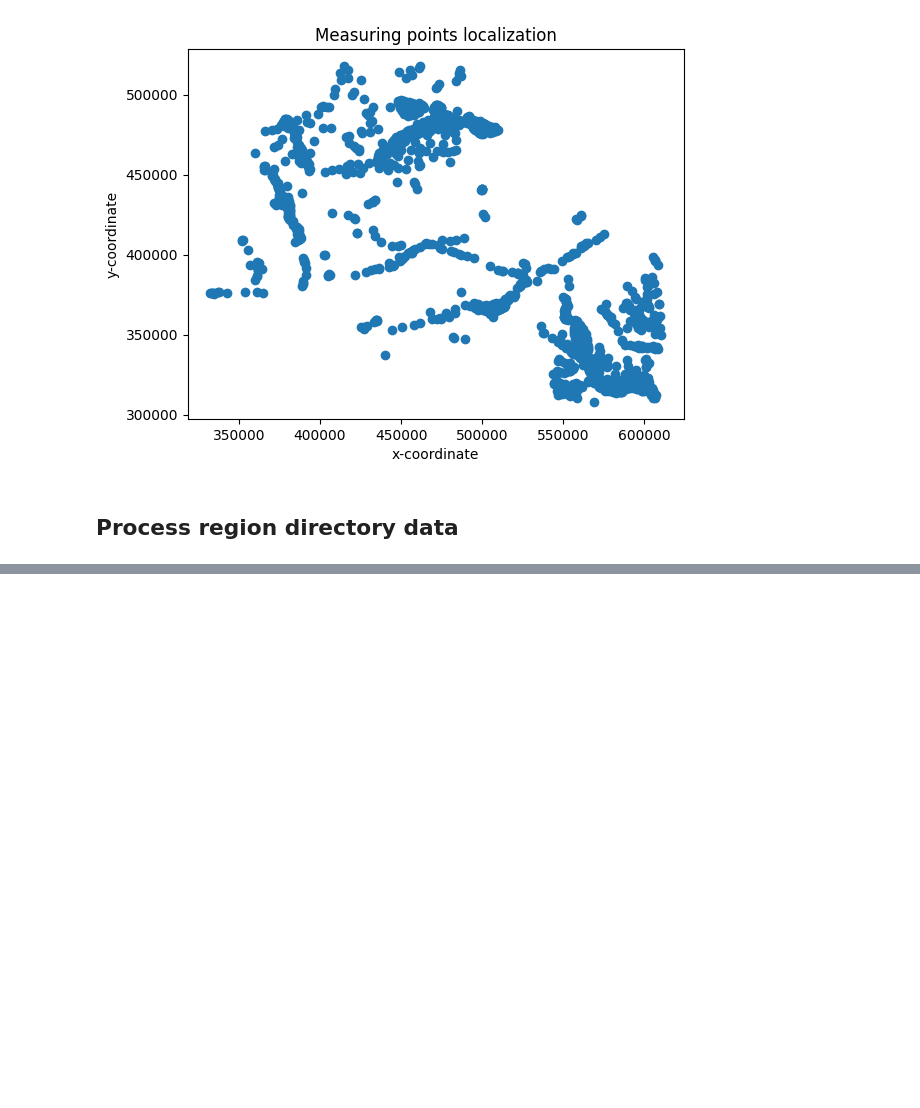
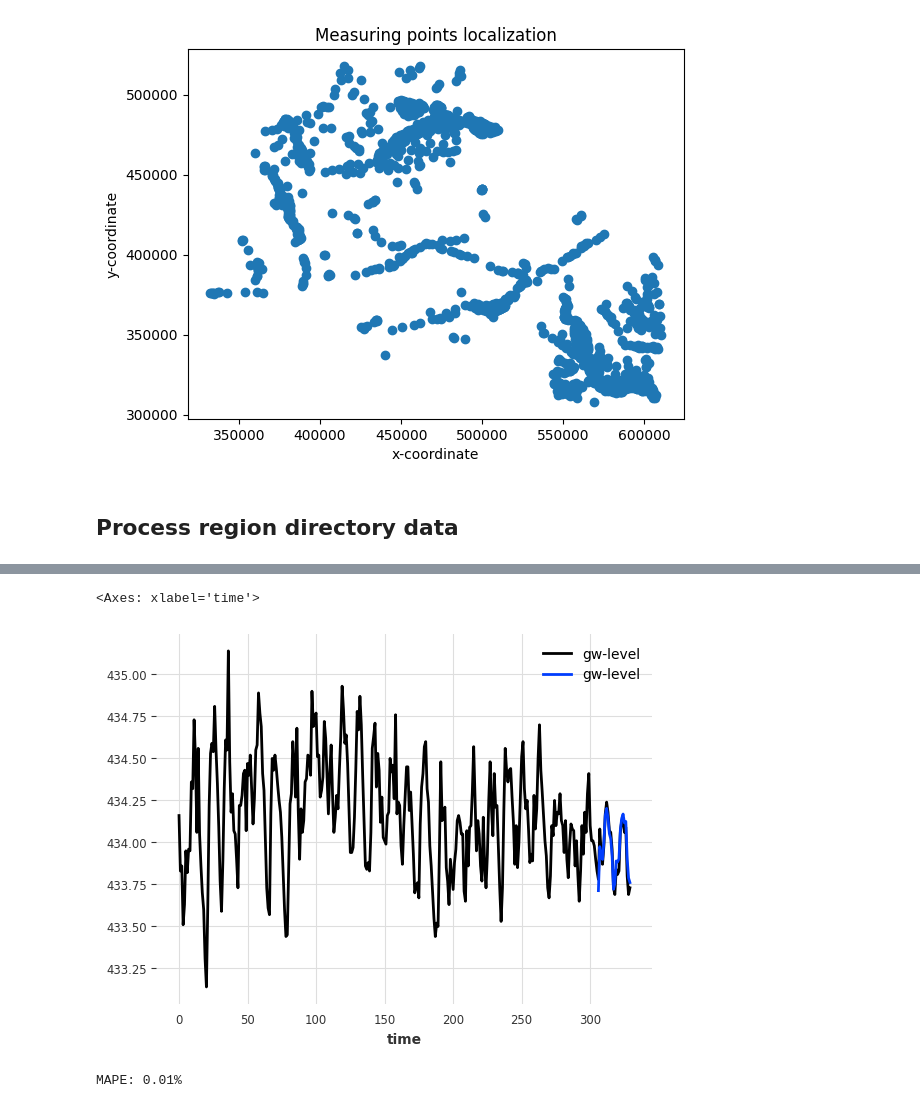
Before and after one commit to Ainard09/ai4ls_2_water_prediction, a Jupyter notebook: notebooks/groundwater_level_preprocess.ipynb, the cells around one changed output, grey strips where cells are left out. Cells and saved outputs as stored; diff of their text form; code cells hidden in the pictures; blank space fills up the shorter version.

```diff
--- a/notebooks/groundwater_level_preprocess.ipynb
+++ b/notebooks/groundwater_level_preprocess.ipynb
@@ -421,0 +594,6 @@ with warnings.catch_warnings():
+# %%
+series_df = pd.read_csv("../../ai4ls_2_water_prediction/data/raw/ehyd_messstellen_5_gw_Salzburg/Summary/Summary-319889.csv")
+series_df1 = pd.read_csv("../../ai4ls_2_water_prediction/data/raw/ehyd_messstellen_5_gw_Salzburg/Summary/Summary-320846.csv")
+merged_df = pd.concat([series_df, series_df1])
+merged_df.sort_values(by=["date"])
+merged_df
@@ -421,0 +614,30 @@ with warnings.catch_warnings():
+# %%
+freq = "ME"
+y_all = TimeSeries.from_group_dataframe(merged_df,
+                                       group_cols=["x","y","land_height"],
+                                       time_col="date",
+                                       value_cols=["gw-level"],
+                                       freq=freq)
+
+feature_cov_all = TimeSeries.from_group_datafrom(merged_df,
+                                                group_cols=["x","y","land_height"],
+                                                time_col="date",
+                                                value_cols=["month","year","yr_max_abs(dist)","yr_min_abs(dist)","temp"],
+                                                freq=freq)
+
+
+y_train_all = y_all[:-24]
+
+# y_all = TimeSeries.from_series(series_df["gw-level"])
+# features = ["month","year","yr_max_abs(dist)","yr_min_abs(dist)"]
+# future_cov = TimeSeries.from_dataframe(series_df[features])
+# y_train = y_all[:-24]
+
+model = RegressionModel(lags=[-1,-2,-12],
+                       lags_future_covariates={
+        'yr_max_abs(dist)': [0, -1, -2], # Lags for yr_min_abs(dist)
+        'default_lags': [0]  # Default lags for all other future covariates
+    },
+                       model=LinearRegression())
+
+model.fit(y_train_all, future_covariates=future_cov_all)
@@ -421,0 +647,19 @@ with warnings.catch_warnings():
+# %%
+pred= model.predict(n=24,
+                   series=y_train,
+                   future_covariates=future_cov)
+# %%
+y_all.plot()
+pred.plot()
+# %% [output]
+<Axes: xlabel='time'>
+[figure, added]
+# %%
+from darts.metrics import mape
+
+# Calculate MAPE
+mape_value = mape(y_all[-24:], pred)
+
+print(f"MAPE: {mape_value:.2f}%")
+# %% [output]
+MAPE: 0.01%
```
Also changed, not shown: parts of 19 cells of this notebook.
